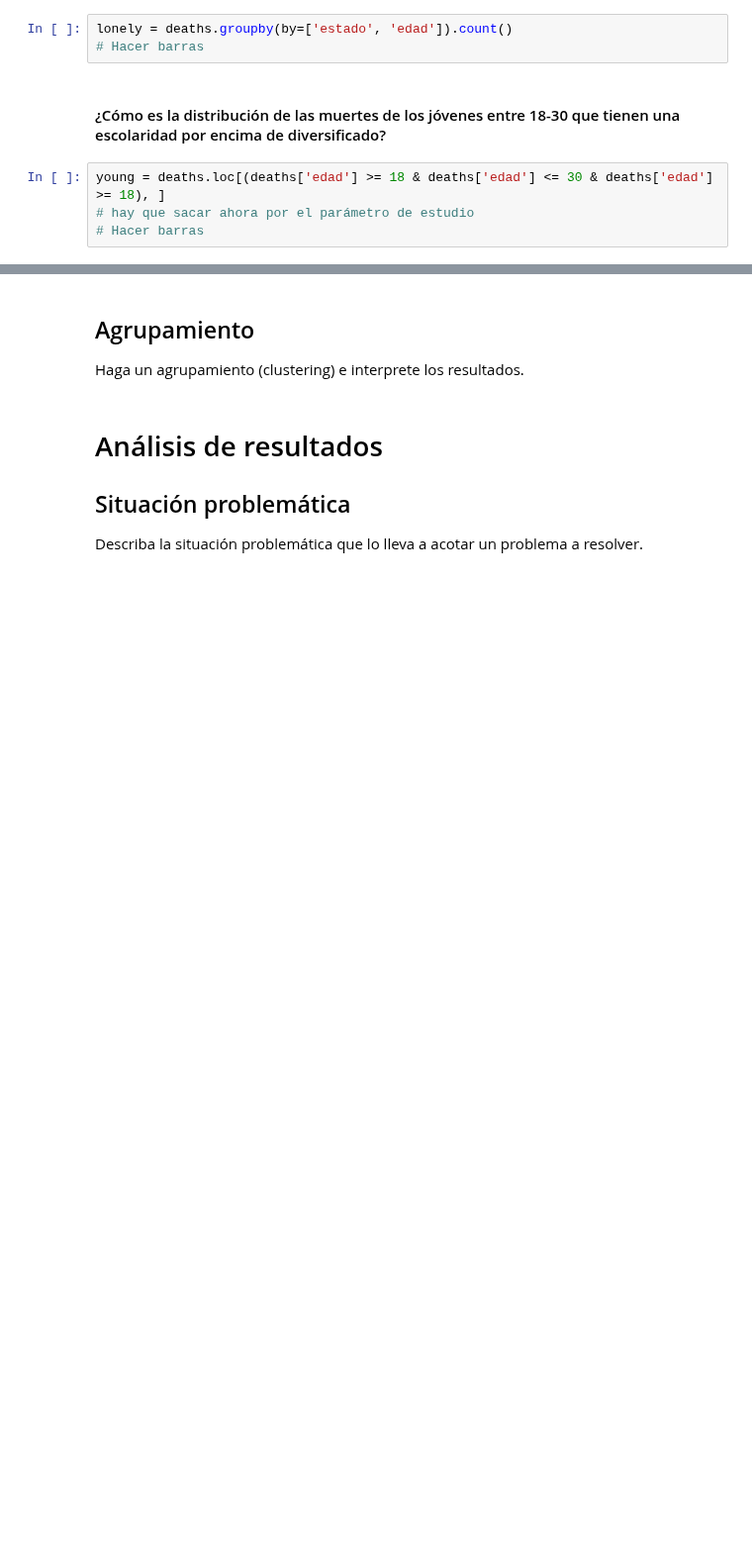
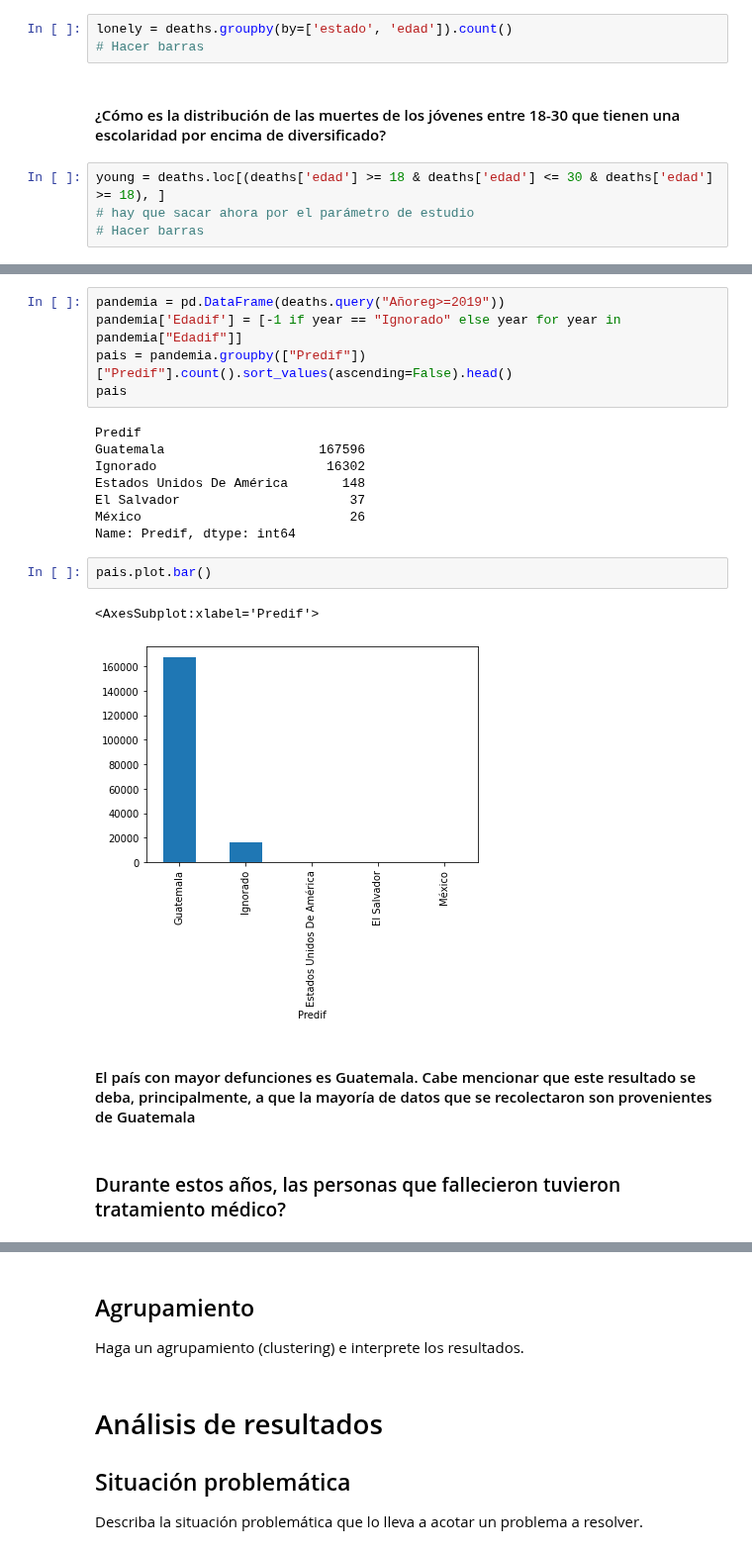
Before and after one commit to Orlando19943/Proyecto1-DM, a Jupyter notebook: project.ipynb, the cells around one changed output, grey strips where cells are left out. Shown at 99% size. Cells and saved outputs as stored; diff of their text form; blank space fills up the shorter version.

```diff
--- a/project.ipynb
+++ b/project.ipynb
@@ -204,0 +218,22 @@ young = deaths.loc[(deaths['edad'] >= 18 & deaths['edad'] <= 30 & deaths['edad']
+# %%
+pandemia = pd.DataFrame(deaths.query("Añoreg>=2019"))
+pandemia['Edadif'] = [-1 if year == "Ignorado" else year for year in pandemia["Edadif"]]
+pais = pandemia.groupby(["Predif"])["Predif"].count().sort_values(ascending=False).head()
+pais
+# %% [output]
+Predif
+Guatemala                    167596
+Ignorado                      16302
+Estados Unidos De América       148
+El Salvador                      37
+México                           26
+Name: Predif, dtype: int64
+# %%
+pais.plot.bar()
+# %% [output]
+<AxesSubplot:xlabel='Predif'>
+[figure, added]
+# %% [markdown]
+#### El país con mayor defunciones es Guatemala. Cabe mencionar que este resultado se deba, principalmente, a que la mayoría de datos que se recolectaron son provenientes de Guatemala
+# %% [markdown]
+### Durante estos años, las personas que fallecieron tuvieron tratamiento médico?
```
Also changed, not shown: parts of 35 cells of this notebook.
